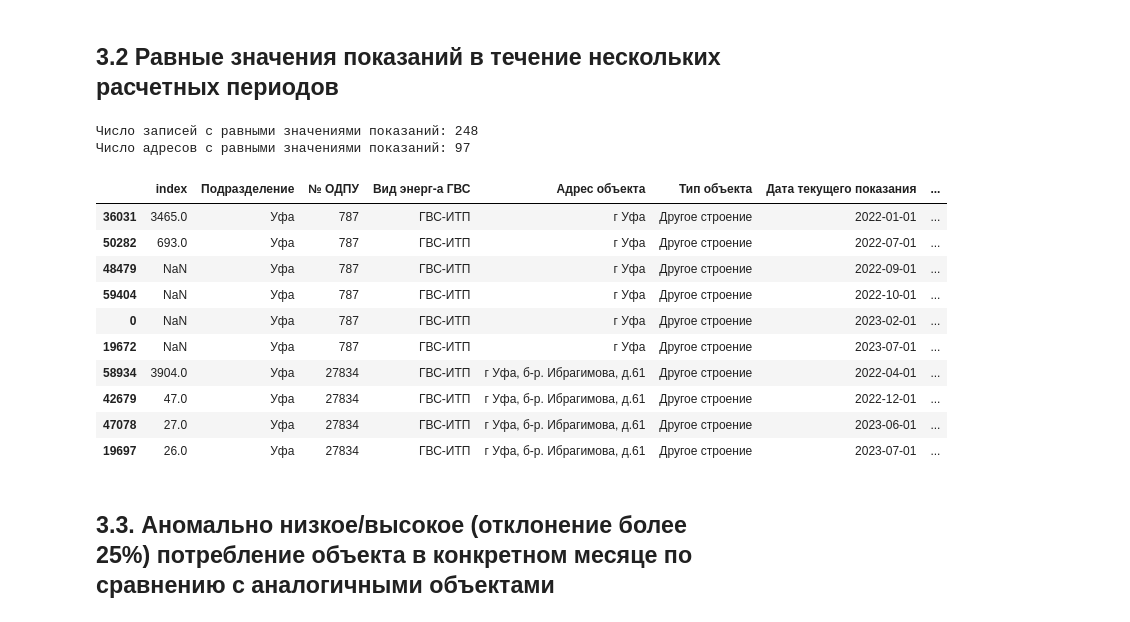
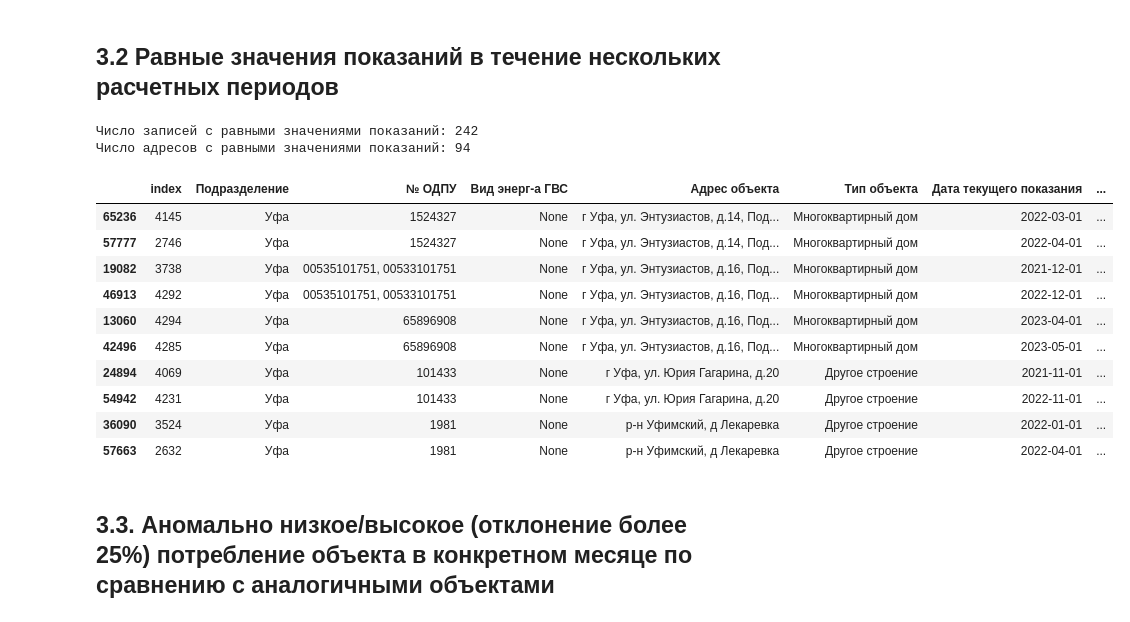
Before and after one commit to YaninaK/anomaly-detection, a Jupyter notebook: notebooks/02_Anomalies_1_2_4.ipynb, the cells around one changed output. Drawn from its saved outputs; the diff is of its cells as text; code cells hidden in the pictures.

```diff
--- a/notebooks/02_Anomalies_1_2_4.ipynb
+++ b/notebooks/02_Anomalies_1_2_4.ipynb
@@ -220,24 +222,24 @@ pd.concat(
 # %%
 save = True
 equal_values = get_equal_values(data, save, path=PATH)
 
 print(f"Число записей с равными значениями показаний: {equal_values.shape[0]}")
 print(f"Число адресов с равными значениями показаний: {equal_values['Адрес объекта'].nunique()}\n")
-equal_values.head(10)
+equal_values.tail(10)
 # %% [output]
-Число записей с равными значениями показаний: 248
-Число адресов с равными значениями показаний: 97
+Число записей с равными значениями показаний: 242
+Число адресов с равными значениями показаний: 94
 |  | index | Подразделение | № ОДПУ | Вид энерг-а ГВС | Адрес объекта | Тип объекта | Дата текущего показания | ... |
-| 36031 | 3465.0 | Уфа | 787 | ГВС-ИТП | г Уфа | Другое строение | 2022-01-01 | ... |
-| 50282 | 693.0 | Уфа | 787 | ГВС-ИТП | г Уфа | Другое строение | 2022-07-01 | ... |
-| 48479 | NaN | Уфа | 787 | ГВС-ИТП | г Уфа | Другое строение | 2022-09-01 | ... |
-| 59404 | NaN | Уфа | 787 | ГВС-ИТП | г Уфа | Другое строение | 2022-10-01 | ... |
-| 0 | NaN | Уфа | 787 | ГВС-ИТП | г Уфа | Другое строение | 2023-02-01 | ... |
-| 19672 | NaN | Уфа | 787 | ГВС-ИТП | г Уфа | Другое строение | 2023-07-01 | ... |
-| 58934 | 3904.0 | Уфа | 27834 | ГВС-ИТП | г Уфа, б-р. Ибрагимова, д.61 | Другое строение | 2022-04-01 | ... |
-| 42679 | 47.0 | Уфа | 27834 | ГВС-ИТП | г Уфа, б-р. Ибрагимова, д.61 | Другое строение | 2022-12-01 | ... |
-| 47078 | 27.0 | Уфа | 27834 | ГВС-ИТП | г Уфа, б-р. Ибрагимова, д.61 | Другое строение | 2023-06-01 | ... |
-| 19697 | 26.0 | Уфа | 27834 | ГВС-ИТП | г Уфа, б-р. Ибрагимова, д.61 | Другое строение | 2023-07-01 | ... |
+| 65236 | 4145 | Уфа | 1524327 | None | г Уфа, ул. Энтузиастов, д.14, Под... | Многоквартирный дом | 2022-03-01 | ... |
+| 57777 | 2746 | Уфа | 1524327 | None | г Уфа, ул. Энтузиастов, д.14, Под... | Многоквартирный дом | 2022-04-01 | ... |
+| 19082 | 3738 | Уфа | 00535101751, 00533101751 | None | г Уфа, ул. Энтузиастов, д.16, Под... | Многоквартирный дом | 2021-12-01 | ... |
+| 46913 | 4292 | Уфа | 00535101751, 00533101751 | None | г Уфа, ул. Энтузиастов, д.16, Под... | Многоквартирный дом | 2022-12-01 | ... |
+| 13060 | 4294 | Уфа | 65896908 | None | г Уфа, ул. Энтузиастов, д.16, Под... | Многоквартирный дом | 2023-04-01 | ... |
+| 42496 | 4285 | Уфа | 65896908 | None | г Уфа, ул. Энтузиастов, д.16, Под... | Многоквартирный дом | 2023-05-01 | ... |
+| 24894 | 4069 | Уфа | 101433 | None | г Уфа, ул. Юрия Гагарина, д.20 | Другое строение | 2021-11-01 | ... |
+| 54942 | 4231 | Уфа | 101433 | None | г Уфа, ул. Юрия Гагарина, д.20 | Другое строение | 2022-11-01 | ... |
+| 36090 | 3524 | Уфа | 1981 | None | р-н Уфимский, д Лекаревка | Другое строение | 2022-01-01 | ... |
+| 57663 | 2632 | Уфа | 1981 | None | р-н Уфимский, д Лекаревка | Другое строение | 2022-04-01 | ... |
 # %% [markdown]
 ## 3.3. Аномально низкое/высокое (отклонение более 25%) потребление объекта в конкретном месяце по сравнению с аналогичными объектами
 # %% [markdown]
```
Also changed, not shown: parts of 18 cells of this notebook.
